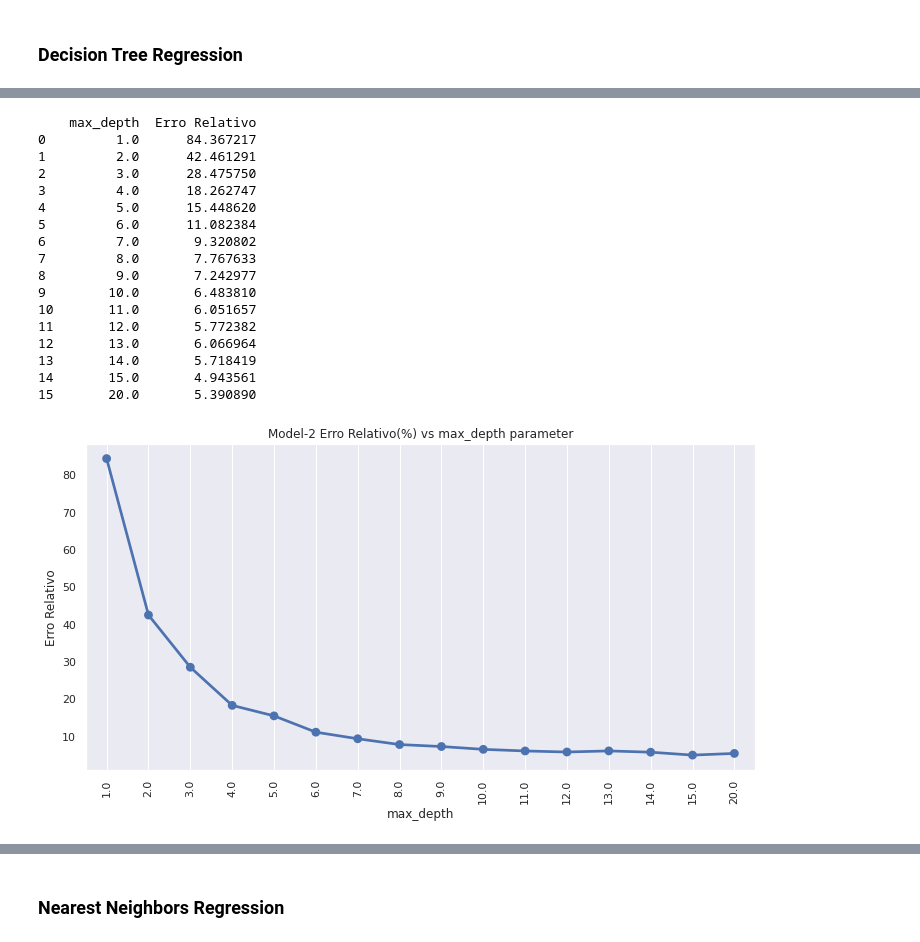
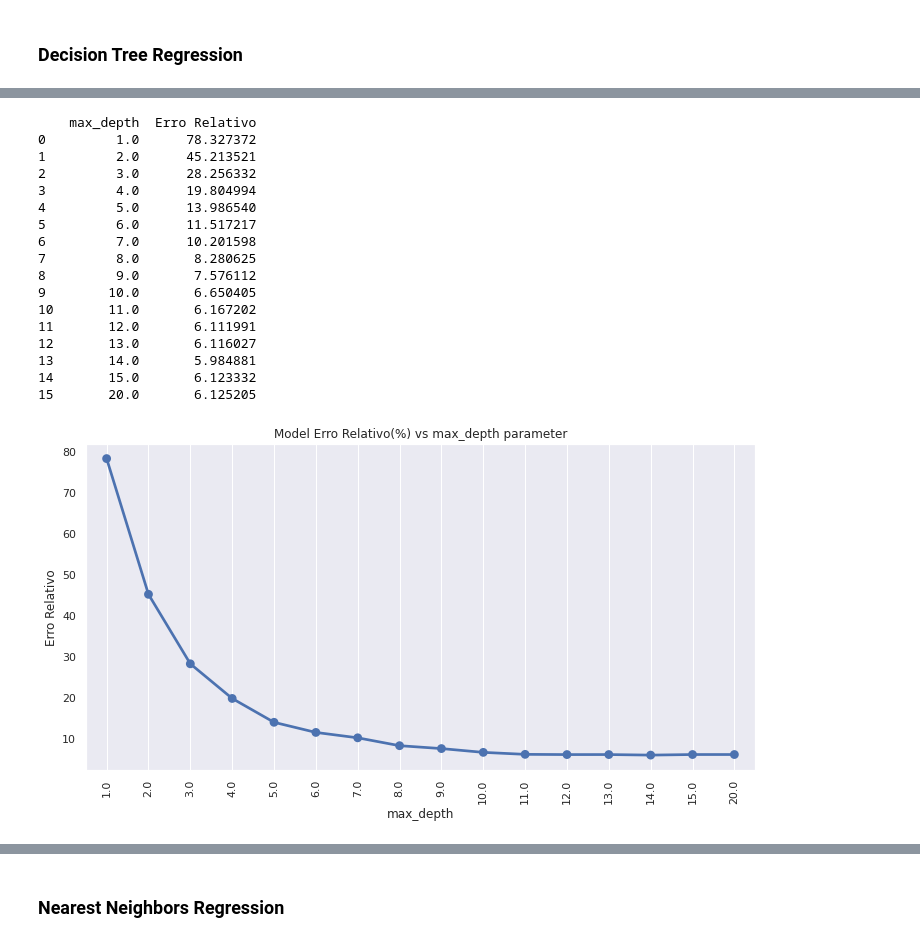
Before and after one commit to filipasenra/FEUP-IART-TP2, a Jupyter notebook: Temática 4A Aprendizagem Supervisionada_Regressão COVID-19.ipynb, the cells around one changed output, grey strips where cells are left out. Saved outputs shown, nothing was run; the diff lists cells and outputs as text; code cells hidden in the pictures.

```diff
--- a/Temática 4A Aprendizagem Supervisionada_Regressão COVID-19.ipynb
+++ b/Temática 4A Aprendizagem Supervisionada_Regressão COVID-19.ipynb
@@ -349,9 +350,13 @@ merged_inner.to_csv('covid_and_country_data.csv')
 ### Obtenção dos Valores que os Modelos irão receber
 # %%
 #Get set with the values that the model receives
-X = {'Confirmed' : merged_inner.drop(columns=[ 'Country/Region', 'Confirmed', 'Recovered']) , 'Deaths' : merged_inner.drop(columns=[ 'Country/Region', 'Deaths', 'Recovered'])}
+X = merged_inner.drop(columns=[ 'Country/Region', 'Confirmed', 'Deaths', 'Recovered'])
 
 #Values the model should predict
-y = {'Confirmed' : merged_inner['Confirmed']  , 'Deaths' : merged_inner['Deaths']}
+y = merged_inner[['Confirmed', 'Deaths']]
+
+
+#Setting up training sets
+X_train, X_test, y_train, y_test = train_test_split(X, y, test_size=0.2, random_state=0)
 # %% [markdown]
 ### Decision Tree Regression
@@ -447,6 +434,14 @@ def perfomeTestAndShow(c_parameter_name, c_parameter_values):
             model = DecisionTreeRegressor(max_leaf_nodes=input_parameter, random_state=0)
         elif c_parameter_name == 'min_impurity_decrease':
             model = DecisionTreeRegressor(min_impurity_decrease=input_parameter, random_state=0)
+        elif c_parameter_name == 'n_neighbors':
+            model = neighbors.KNeighborsRegressor(n_neighbors=input_parameter)
+        elif c_parameter_name == 'p':
+            model = neighbors.KNeighborsRegressor(p=input_parameter)
+        elif c_parameter_name == 'max_iter':
+            model = MLPRegressor(max_iter=input_parameter, solver='lbfgs', random_state=0)
+        elif c_parameter_name == 'validation_fraction':
+            model = MLPRegressor(early_stopping=True, validation_fraction=input_parameter, solver='lbfgs', random_state=0)
 
 
         model.fit(X_train, y_train)
@@ -454,7 +449,9 @@ def perfomeTestAndShow(c_parameter_name, c_parameter_values):
 
         y_pred = model.predict(X_test)
 
-        acc_score = metrics.mean_absolute_error(y_test, y_pred)*100/merged_inner.describe()[variable].loc['mean']
+        mean_var = (merged_inner.describe()['Confirmed'].loc['mean'] + merged_inner.describe()['Deaths'].loc['mean'])/2
+
+        acc_score = metrics.mean_absolute_error(y_test, y_pred)*100/mean_var
 
         df = df.append({c_parameter_name : input_parameter , 'Erro Relativo' : acc_score}, ignore_index=True)
 
@@ -463,36 +460,31 @@ def perfomeTestAndShow(c_parameter_name, c_parameter_values):
 
     plt.figure(figsize=(12,6))
     sns.pointplot(x=c_parameter_name, y="Erro Relativo", data=df)
-    title = 'Model-2 Erro Relativo(%) vs ' + c_parameter_name + ' parameter'
+    title = 'Model Erro Relativo(%) vs ' + c_parameter_name + ' parameter'
     plt.title(title)
     plt.xticks(rotation= 90)
     plt.grid()
 # %%
-from sklearn.metrics import accuracy_score
-
-X_train, X_test, y_train, y_test = train_test_split(X[variable], y[variable], test_size=0.2, random_state=0)
-
-c_parameter_name = 'max_depth'
 perfomeTestAndShow('max_depth', [1,2,3,4,5,6,7,8,9,10,11,12,13,14,15, 20])
 # %% [output]
     max_depth  Erro Relativo
-0         1.0      84.367217
-1         2.0      42.461291
-2         3.0      28.475750
-3         4.0      18.262747
-4         5.0      15.448620
-5         6.0      11.082384
-6         7.0       9.320802
-7         8.0       7.767633
-8         9.0       7.242977
-9        10.0       6.483810
-10       11.0       6.051657
-11       12.0       5.772382
-12       13.0       6.066964
-13       14.0       5.718419
-14       15.0       4.943561
-15       20.0       5.390890
+0         1.0      78.327372
+1         2.0      45.213521
+2         3.0      28.256332
+3         4.0      19.804994
+4         5.0      13.986540
+5         6.0      11.517217
+6         7.0      10.201598
+7         8.0       8.280625
+8         9.0       7.576112
+9        10.0       6.650405
+10       11.0       6.167202
+11       12.0       6.111991
+12       13.0       6.116027
+13       14.0       5.984881
+14       15.0       6.123332
+15       20.0       6.125205
-[figure, old version]
+[figure, new version]
 # %%
 # Erro relativo diminui com o número de iterações. Iremos deixar no default
 # %%
```
Also changed, not shown: parts of 24 cells of this notebook.
